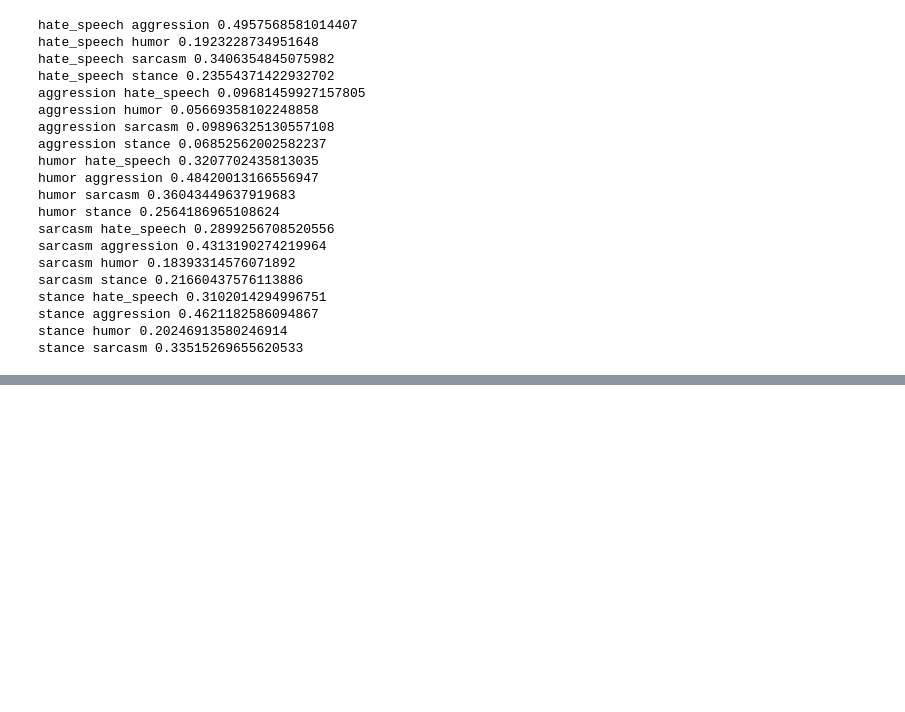
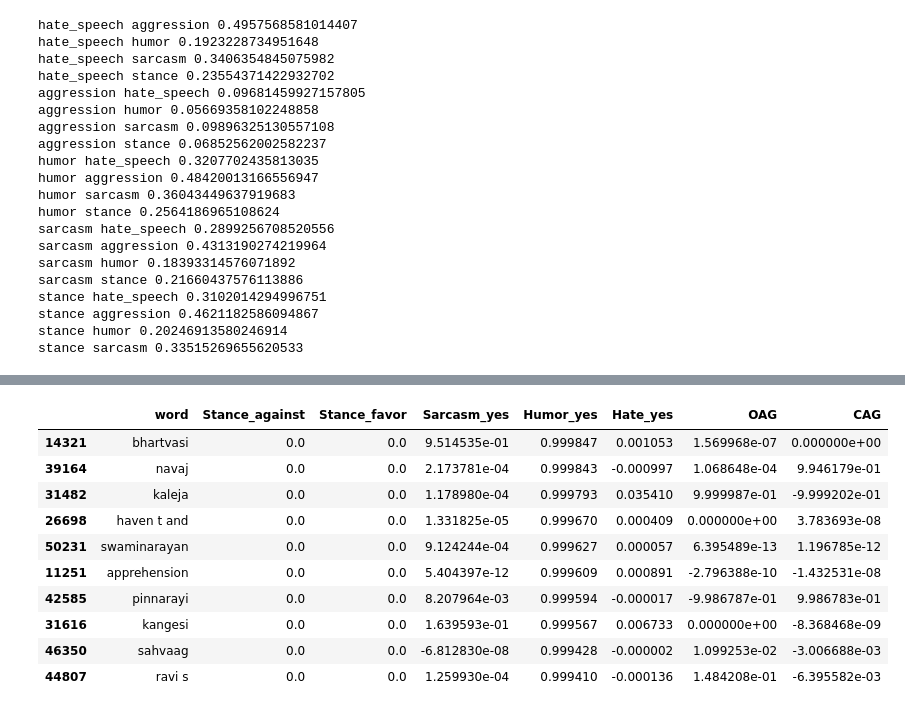
Before and after one commit to victor7246/Hinglish_Hate_Detection, a Jupyter notebook: notebooks/descriptive_study.ipynb, the cells around one changed output, grey strips where cells are left out. Cells and saved outputs as stored; diff of their text form; code cells hidden in the pictures; blank space fills up the shorter version.

```diff
--- a/notebooks/descriptive_study.ipynb
+++ b/notebooks/descriptive_study.ipynb
@@ -163,0 +892,14 @@ stance sarcasm 0.33515269655620533
+# %%
+words.sort_values(['Humor_yes'],ascending=[False]).head(10)
+# %% [output]
+|  | word | Stance_against | Stance_favor | Sarcasm_yes | Humor_yes | Hate_yes | OAG | CAG |
+| 14321 | bhartvasi | 0.0 | 0.0 | 9.514535e-01 | 0.999847 | 0.001053 | 1.569968e-07 | 0.000000e+00 |
+| 39164 | navaj | 0.0 | 0.0 | 2.173781e-04 | 0.999843 | -0.000997 | 1.068648e-04 | 9.946179e-01 |
+| 31482 | kaleja | 0.0 | 0.0 | 1.178980e-04 | 0.999793 | 0.035410 | 9.999987e-01 | -9.999202e-01 |
+| 26698 | haven t and | 0.0 | 0.0 | 1.331825e-05 | 0.999670 | 0.000409 | 0.000000e+00 | 3.783693e-08 |
+| 50231 | swaminarayan | 0.0 | 0.0 | 9.124244e-04 | 0.999627 | 0.000057 | 6.395489e-13 | 1.196785e-12 |
+| 11251 | apprehension | 0.0 | 0.0 | 5.404397e-12 | 0.999609 | 0.000891 | -2.796388e-10 | -1.432531e-08 |
+| 42585 | pinnarayi | 0.0 | 0.0 | 8.207964e-03 | 0.999594 | -0.000017 | -9.986787e-01 | 9.986783e-01 |
+| 31616 | kangesi | 0.0 | 0.0 | 1.639593e-01 | 0.999567 | 0.006733 | 0.000000e+00 | -8.368468e-09 |
+| 46350 | sahvaag | 0.0 | 0.0 | -6.812830e-08 | 0.999428 | -0.000002 | 1.099253e-02 | -3.006688e-03 |
+| 44807 | ravi s | 0.0 | 0.0 | 1.259930e-04 | 0.999410 | -0.000136 | 1.484208e-01 | -6.395582e-03 |
```
Also changed, not shown: parts of 88 cells of this notebook, 38 other files.
